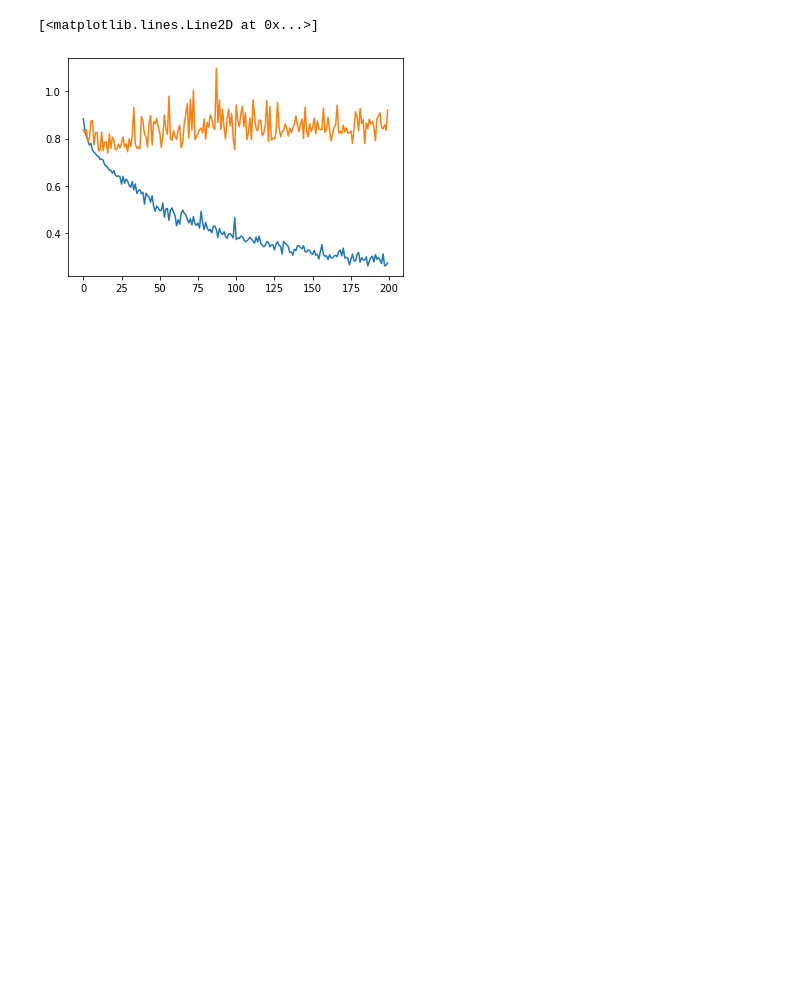
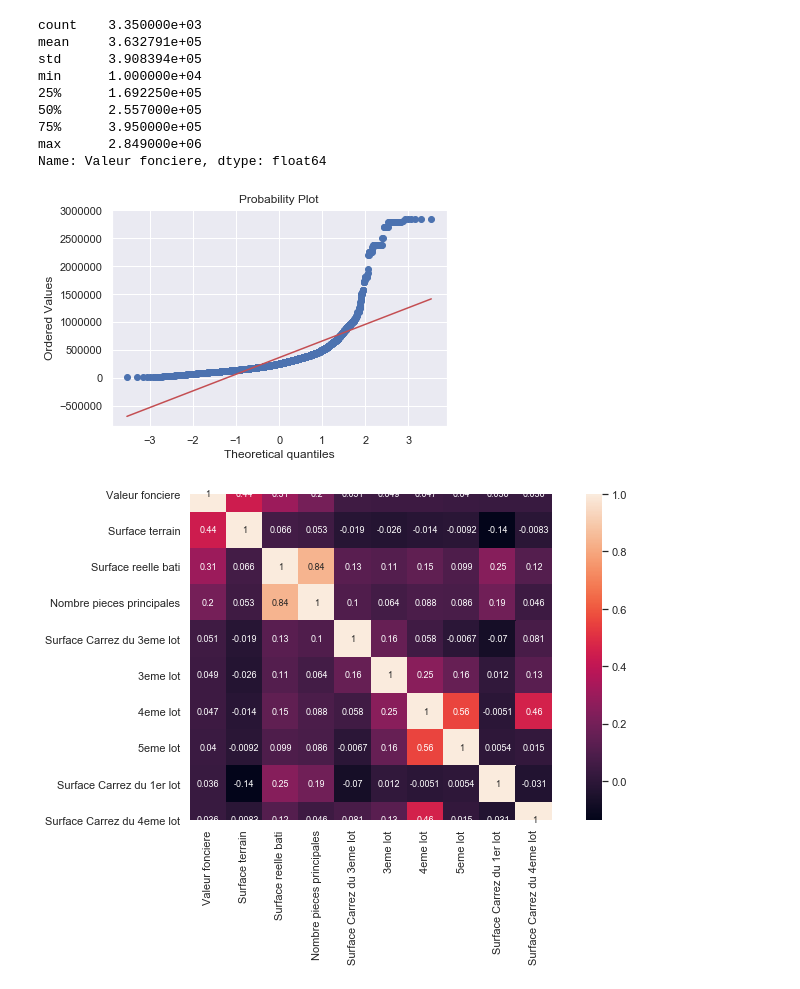
Before and after one commit to C18andre/CoveaModele, a Jupyter notebook: Presentation.ipynb, the cells around one changed output. Cells and saved outputs as stored; diff of their text form; code cells hidden in the pictures; blank space fills up the shorter version.

```diff
--- a/Presentation.ipynb
+++ b/Presentation.ipynb
@@ -1,10 +0,0 @@
-# %%
-import matplotlib.pyplot as plt
-import pandas as pd
-data = pd.read_csv('Projet/Results/LSTM_results_60_20.csv')
-# %%
-plt.plot(data['loss'])
-plt.plot(data['val_loss'])
-# %% [output]
-[<matplotlib.lines.Line2D at 0x...>]
-[figure, removed]
@@ -10,0 +14,42 @@ plt.plot(data['val_loss'])
+# %%
+import matplotlib.pyplot as plt
+import pandas as pd
+import seaborn as sns
+import numpy as np
+from scipy import stats
+
+# On importe les données afin de les analyser visuellement
+nantes = pd.read_csv('Projet/Data/NANTES_44_data.csv')
+lyon = pd.read_csv('Projet/Data/LYON_69_data.csv')
+marseille = pd.read_csv('Projet/Data/MARSEILLE_13_data.csv')
+# %%
+# Analyse des données
+def analyse(data) :
+
+    print(data['Valeur fonciere'].describe())
+    res = stats.probplot(data['Valeur fonciere'], plot=plt)
+
+    # Top 10 HeatMap
+    matrice = data.corr()
+    k = 10 # Nombre de variables à garder dans la HeatMap
+    cols = matrice.nlargest(k, 'Valeur fonciere')['Valeur fonciere'].index
+    cm = np.corrcoef(data[cols].values.T)
+    sns.set(font_scale=1.0)
+    f, ax = plt.subplots(figsize=(12, 6))
+    hm = sns.heatmap(cm, annot=True, square=True,
+                     annot_kws={'size': 9}, yticklabels=cols.values, xticklabels=cols.values)
+# %%
+# Faire l'analyse des trois villes
+analyse(lyon)
+# %% [output]
+count    3.350000e+03
+mean     3.632791e+05
+std      3.908394e+05
+min      1.000000e+04
+25%      1.692250e+05
+50%      2.557000e+05
+75%      3.950000e+05
+max      2.849000e+06
+Name: Valeur fonciere, dtype: float64
+[figure, added]
+[figure, added]
```
Also changed, not shown: parts of 1 cell of this notebook, 12 other files.
